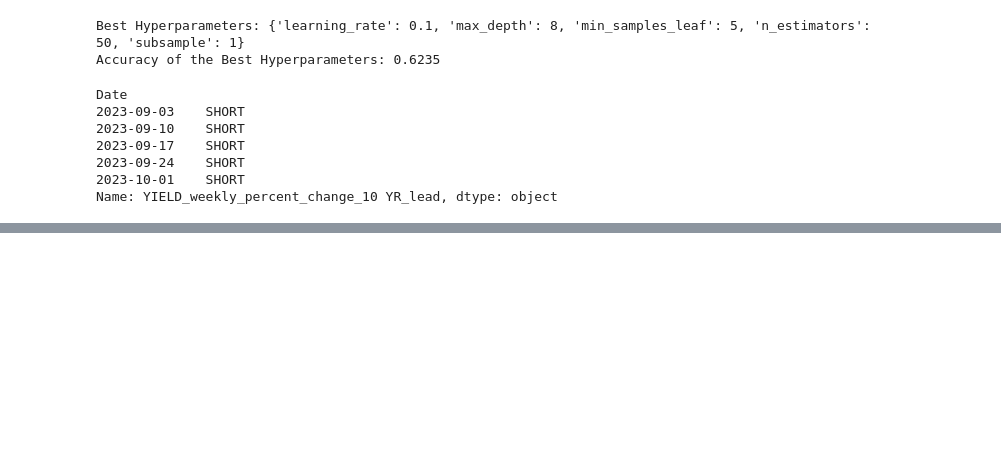
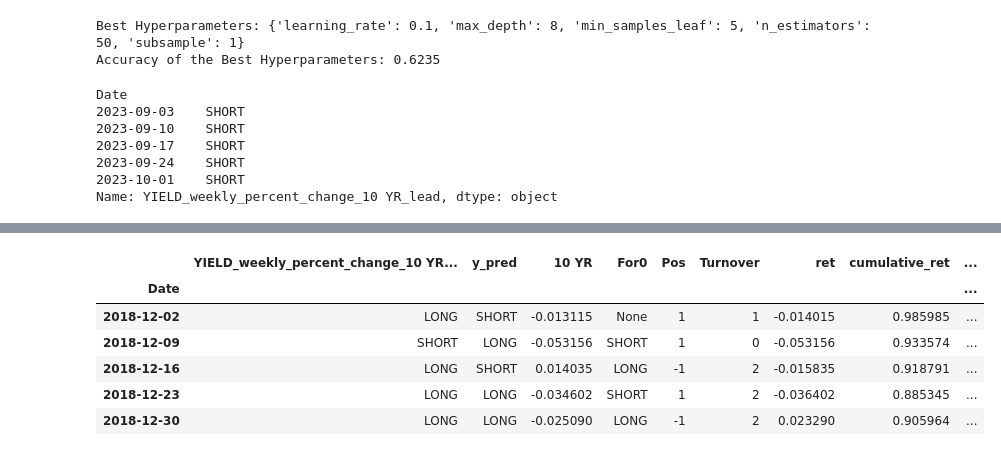
Before and after one commit to thestockman27/Fixed-Income-Dashboards, a Jupyter notebook: Backtest Performance Calculation.ipynb, the cells around one changed output, grey strips where cells are left out. Cells and saved outputs as stored; diff of their text form; code cells hidden in the pictures; blank space fills up the shorter version.

```diff
--- a/Backtest Performance Calculation.ipynb
+++ b/Backtest Performance Calculation.ipynb
@@ -76,0 +74,3 @@ y_df.tail()
+# %%
+merged_data['For0'] = merged_data['y_pred'].shift(periods=1)
+merged_data.tail(10)
@@ -76,0 +134,13 @@ y_df.tail()
+# %%
+merged_data['cumulative_ret'] = (merged_data['ret'] +1).cumprod()
+merged_data['static_long_ret'] = (merged_data['10 YR']*-1 + 1).cumprod()
+merged_data['static_short_ret'] = (merged_data['10 YR'] + 1).cumprod()
+merged_data.head()
+# %% [output]
+|  | YIELD_weekly_percent_change_10 YR... | y_pred | 10 YR | For0 | Pos | Turnover | ret | cumulative_ret | ... |
+| Date |  |  |  |  |  |  |  |  | ... |
+| 2018-12-02 | LONG | SHORT | -0.013115 | None | 1 | 1 | -0.014015 | 0.985985 | ... |
+| 2018-12-09 | SHORT | LONG | -0.053156 | SHORT | 1 | 0 | -0.053156 | 0.933574 | ... |
+| 2018-12-16 | LONG | SHORT | 0.014035 | LONG | -1 | 2 | -0.015835 | 0.918791 | ... |
+| 2018-12-23 | LONG | LONG | -0.034602 | SHORT | 1 | 2 | -0.036402 | 0.885345 | ... |
+| 2018-12-30 | LONG | LONG | -0.025090 | LONG | -1 | 2 | 0.023290 | 0.905964 | ... |
```
Also changed, not shown: parts of 13 cells of this notebook, 3 other files.
